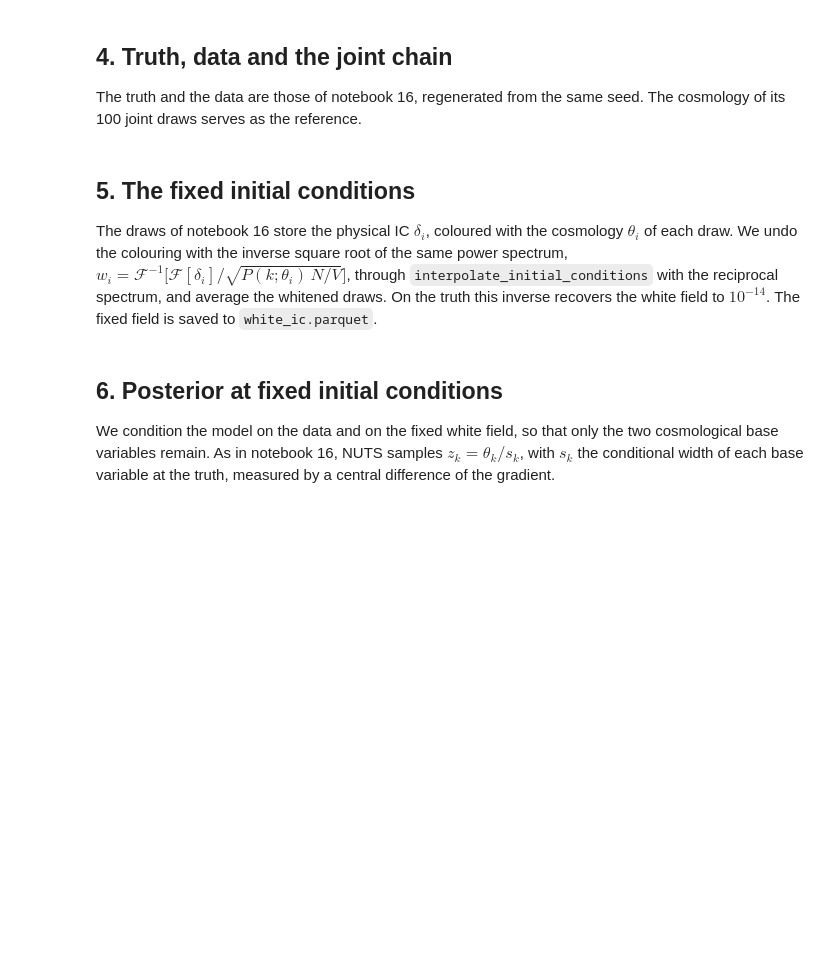
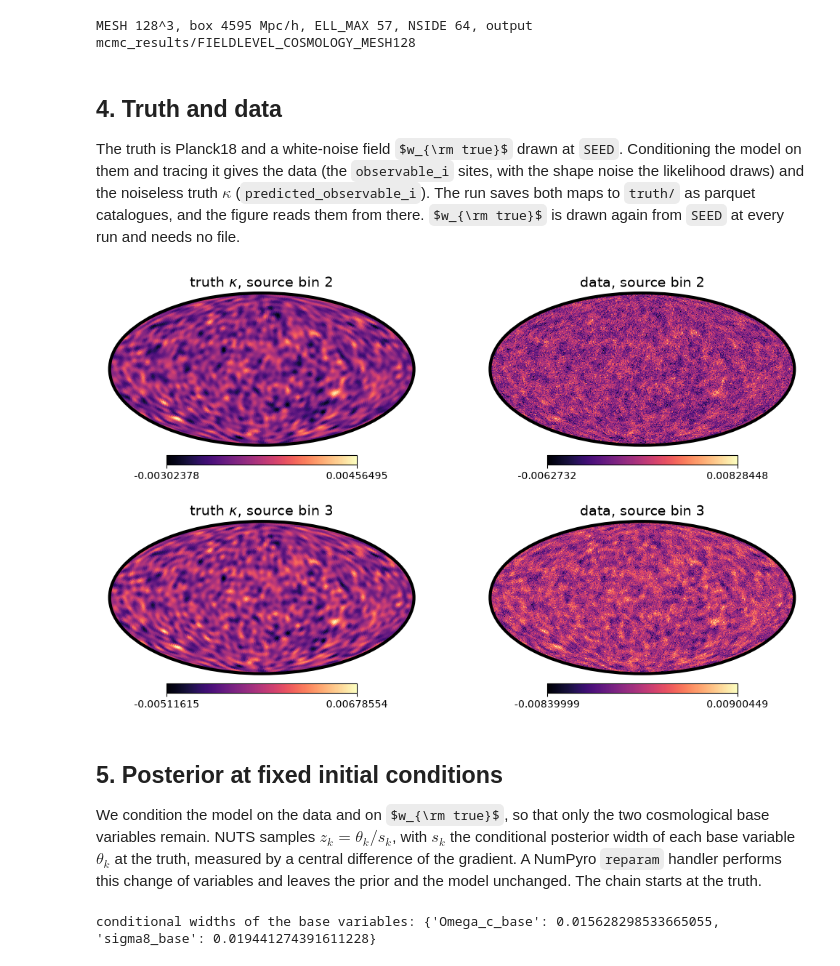
Before and after one commit to ASKabalan/jax-fli, a Jupyter notebook: docs/3-sampling-and-inference/17-LPT-FieldLevel-Cosmology.ipynb, the cells around one changed output. Saved outputs shown, nothing was run; the diff lists cells and outputs as text; code cells hidden in the pictures; some formulas as TeX source; blank space fills up the shorter version.

Commit message:
Update 17 notebook

```diff
--- a/docs/3-sampling-and-inference/17-LPT-FieldLevel-Cosmology.ipynb
+++ b/docs/3-sampling-and-inference/17-LPT-FieldLevel-Cosmology.ipynb
@@ -73,6 +73,7 @@ box = tuple(float(x) for x in jfli.utils.compute_box_size_from_redshift(cosmo, M
 NZ = [get_des_y3_nz_shear(gals_per_arcmin2=[30.0 / 4] * 4, zmax=MAX_Z)[i] for i in (1, 2)]
 SIGMA_E = 0.30 / np.sqrt(2)
 N_BINS = len(NZ)
+BIN = ["source bin 2", "source bin 3"]
 
 # lensing efficiency of each bin on a grid of comoving distance, for ELL_MAX
 chi = np.linspace(1.0, box[0] / 2, 2000)
@@ -90,11 +91,10 @@ ELL_MAX = int(np.pi * MESH / box[0] * chi_peak)
 ELL_TAPER = round(0.125 * ELL_MAX)
 PAINT_NSIDE = int(2 ** np.ceil(np.log2(ELL_MAX / 2)))
 NSIDE = 2 * PAINT_NSIDE
-OUT = Path(ROOT) / f"FIELDLEVEL_MESH{MESH}_{INIT}"
+OUT = Path(ROOT) / f"FIELDLEVEL_COSMOLOGY_MESH{MESH}"
+TRUTH = OUT / "truth"
 CHAIN = OUT / "chain"
-TRUTH = OUT / "truth"
-FIXED = OUT / f"cosmology_fixed_ic_{IC}"
-FIXED.mkdir(parents=True, exist_ok=True)
+OUT.mkdir(parents=True, exist_ok=True)
 
 priors = {"Omega_c": jfli.infer.PreconditionnedUniform(0.1, 0.5), "sigma8": jfli.infer.PreconditionnedUniform(0.6, 1.0)}
 config = jfli.ppl.Configurations(
@@ -135,34 +135,40 @@ config = jfli.ppl.Configurations(
     log_observable=True,
 )
 model = jfli.ppl.full_field_probmodel(config)
-print(f"MESH {MESH}^3, ELL_MAX {ELL_MAX}, NSIDE {NSIDE}, IC {IC!r}, output {FIXED}")
+print(f"MESH {MESH}^3, box {box[0]:.0f} Mpc/h, ELL_MAX {ELL_MAX}, NSIDE {NSIDE}, output {OUT}")
+# %% [output]
+MESH 128^3, box 4595 Mpc/h, ELL_MAX 57, NSIDE 64, output mcmc_results/FIELDLEVEL_COSMOLOGY_MESH128
 # %% [markdown]
-## 4. Truth, data and the joint chain
+## 4. Truth and data
 
-The truth and the data are those of notebook 16, regenerated from the same seed. The cosmology of its 100 joint draws serves as the reference.
+The truth is Planck18 and a white-noise field $w_{\rm true}$ drawn at `SEED`. Conditioning the model on them and tracing it gives the data (the `observable_i` sites, with the shape noise the likelihood draws) and the noiseless truth $\kappa$ (`predicted_observable_i`). The run saves both maps to `truth/` as parquet catalogues, and the figure reads them from there. $w_{\rm true}$ is drawn again from `SEED` at every run and needs no file.
 # %%
 fiducial_base = {
     f"{name}_base": float(
         ndtri((float(getattr(cosmo, name)) - float(prior.low)) / (float(prior.high) - float(prior.low)))
     )
     for name, prior in priors.items()
 }
 white_truth = jax.random.normal(jax.random.PRNGKey(SEED), config.mesh_size)
 truth = {k: jnp.asarray(v) for k, v in fiducial_base.items()} | {"initial_conditions": white_truth}
 if RUN_SAMPLING:
     mock = trace(seed(condition(model, data=truth), SEED)).get_trace()
     data = {f"observable_{b}": mock[f"observable_{b}"]["value"] for b in range(N_BINS)}
-ic_truth = jfli.io.Catalog.from_parquet(str(TRUTH / "ic_truth.parquet")).field[0]
-joint = jfli.io.extract_catalog(
-    set_name="joint MCLMC, IC sampled (notebook 16)",
-    cosmo_keys=["Omega_c", "sigma8"],
-    patterns=[str(CHAIN / "samples")],
-    truth=jfli.io.Catalog(field=[ic_truth], cosmology=[cosmo]),
-)
-for name in ("Omega_c", "sigma8"):
-    draws = np.asarray(joint.cosmo[name])
-    print(f"joint chain: {name:8s} {draws.mean():.4f} +/- {draws.std():.4f}   truth {joint.truth_cosmo[name]:.4f}")
+    kappa_meta = mock["observable_meta_data"]["value"]
+    kappa_truth = jfli.SphericalKappaField.FromDensityMetadata(
+        array=jnp.stack([mock[f"predicted_observable_{b}"]["value"] for b in range(N_BINS)]), field=kappa_meta
+    )
+    kappa_data = jfli.SphericalKappaField.FromDensityMetadata(array=jnp.stack(list(data.values())), field=kappa_meta)
+    TRUTH.mkdir(exist_ok=True)
+    for name, field in (("kappa_truth", kappa_truth), ("kappa_data", kappa_data)):
+        jfli.io.Catalog(field=[field], cosmology=[cosmo]).to_parquet(str(TRUTH / f"{name}.parquet"))
+
+kappa_truth = jfli.io.Catalog.from_parquet(str(TRUTH / "kappa_truth.parquet")).field[0]
+kappa_data = jfli.io.Catalog.from_parquet(str(TRUTH / "kappa_data.parquet")).field[0]
+
+fig, axes = plt.subplots(N_BINS, 2, figsize=(10, 3.2 * N_BINS), squeeze=False)
+kappa_truth.plot(ax=list(axes[:, 0]), titles=[f"truth $\\kappa$, {b}" for b in BIN])
+kappa_data.plot(ax=list(axes[:, 1]), titles=[f"data, {b}" for b in BIN])
+plt.show()
+# %% [output]
+[figure, added]
-# %% [markdown]
-## 5. The fixed initial conditions
-
-The draws of notebook 16 store the physical IC $\delta_i$, coloured with the cosmology $\theta_i$ of each draw. We undo the colouring with the inverse square root of the same power spectrum, $w_i=\mathcal F^{-1}\big[\mathcal F[\delta_i]/\sqrt{P(k;\theta_i)\,N/V}\big]$, through `interpolate_initial_conditions` with the reciprocal spectrum, and average the whitened draws. On the truth this inverse recovers the white field to $10^{-14}$. The fixed field is saved to `white_ic.parquet`.
@@ -200,7 +175,7 @@ print(
 # %% [markdown]
-## 6. Posterior at fixed initial conditions
+## 5. Posterior at fixed initial conditions
 
-We condition the model on the data and on the fixed white field, so that only the two cosmological base variables remain. As in notebook 16, NUTS samples $z_k=\theta_k/s_k$, with $s_k$ the conditional width of each base variable at the truth, measured by a central difference of the gradient.
+We condition the model on the data and on $w_{\rm true}$, so that only the two cosmological base variables remain. NUTS samples $z_k=\theta_k/s_k$, with $s_k$ the conditional posterior width of each base variable $\theta_k$ at the truth, measured by a central difference of the gradient. A NumPyro `reparam` handler performs this change of variables and leaves the prior and the model unchanged. The chain starts at the truth.
 # %%
 class ScaleReparam(Reparam):
     # theta = scale * z: the sampler moves z, whose posterior width is ~1 when scale is the width of theta
@@ -215,7 +190,7 @@ class ScaleReparam(Reparam):
 
 
 if RUN_SAMPLING:
-    posterior = condition(model, data=data | {"initial_conditions": white_ic})
+    posterior = condition(model, data=data | {"initial_conditions": white_truth})
 
     def potential(position):
         return potential_energy(posterior, (), {}, position)
@@ -229,4 +204,6 @@ if RUN_SAMPLING:
     print("conditional widths of the base variables:", scales)
     sampled_posterior = reparam(posterior, config={name: ScaleReparam(s) for name, s in scales.items()})
     start = {f"{name}_z": jnp.asarray(fiducial_base[name] / s) for name, s in scales.items()}
+# %% [output]
+conditional widths of the base variables: {'Omega_c_base': 0.015628298533665055, 'sigma8_base': 0.019441274391611228}
 # %% [markdown]
```
Also changed, not shown: parts of 13 cells of this notebook, 2 other files.
